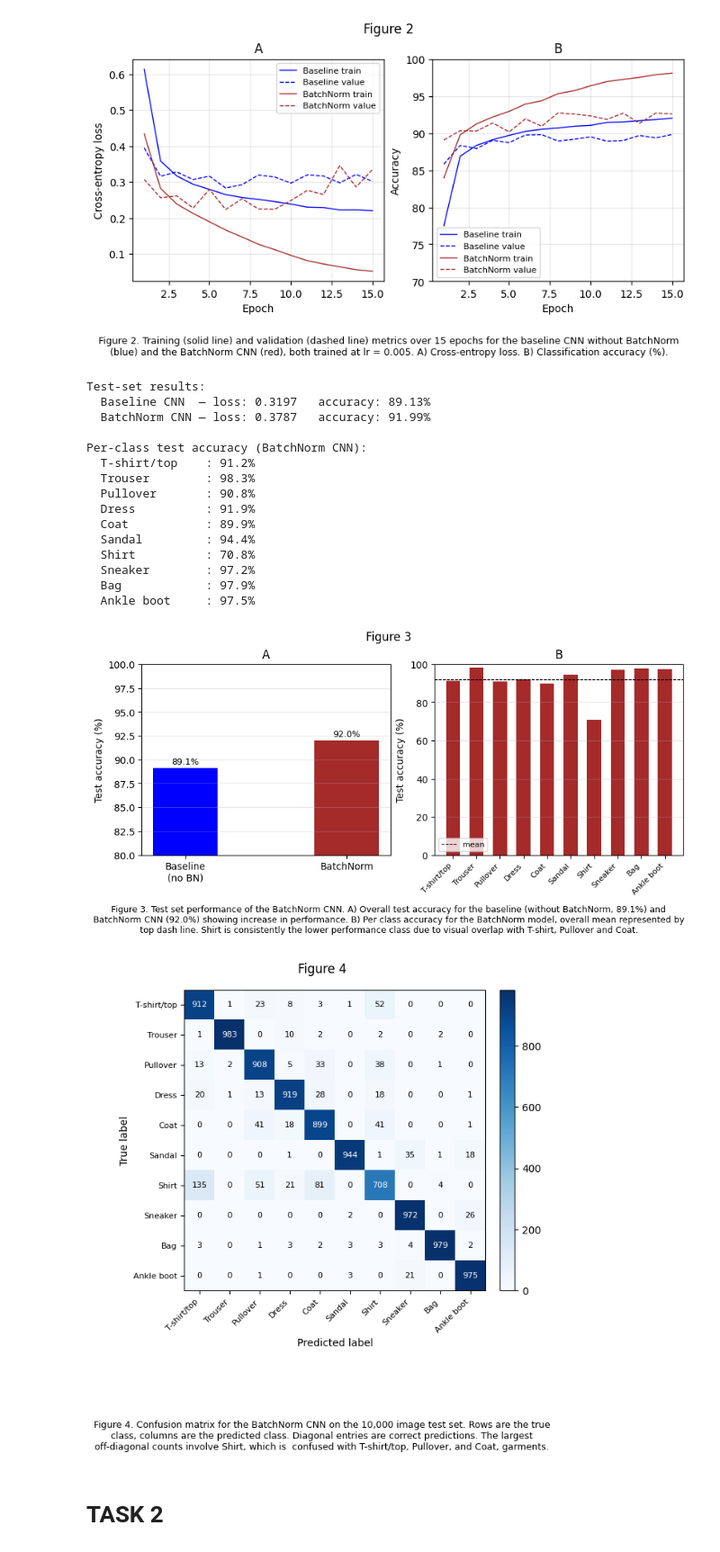
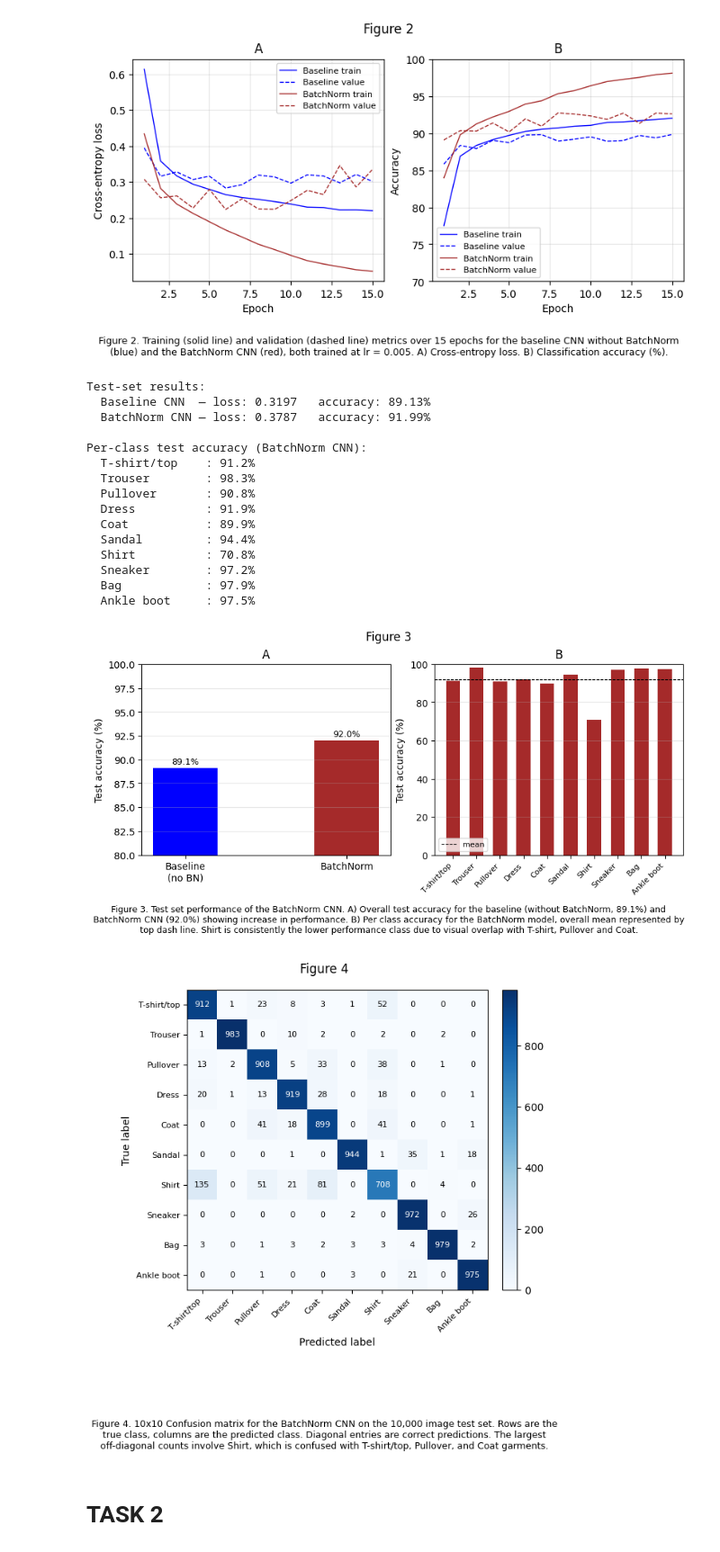
Before and after one commit to Noah-To/NN-Draft, a Jupyter notebook: 283284.ipynb, the cells around one changed output. Shown at 90% size. Cells and saved outputs as stored; diff of their text form; code cells hidden in the pictures.

```diff
--- a/283284.ipynb
+++ b/283284.ipynb
@@ -348,10 +476,13 @@ plt.show()
 # %% [output]
 [figure]
 # %%
-# Evaluate both models on the held-out test set.
+# Test set evaluation and per class analysis
+# figures 3 bar charts comparing overall and per-class accuracy & 4 confusion matrix
+# unbiased and unchange data for training and validation, or the LR search.
 
 criterion = nn.CrossEntropyLoss()
 
+# evaluate() returns mean_loss and accuracy_fraction over the full loader
 test_loss_bl, test_acc_bl = evaluate(model_baseline, testing_loader, criterion)
 test_loss_bn, test_acc_bn = evaluate(model_bn,       testing_loader, criterion)
 
@@ -359,8 +490,9 @@ print("Test-set results:")
 print(f"  Baseline CNN  — loss: {test_loss_bl:.4f}   accuracy: {test_acc_bl*100:.2f}%")
 print(f"  BatchNorm CNN — loss: {test_loss_bn:.4f}   accuracy: {test_acc_bn*100:.2f}%")
 
-# per class accuracy for the BatchNorm model
-# collect confusion matrix predictions
+# Per class accuracy and confusion matrix data collection
+# second pass over the test set with the BatchNorm model
+# collecting aggregate counts per class and all predicted and true labels.
 
 correct_per_class = {c: 0 for c in CLASSES}
 total_per_class   = {c: 0 for c in CLASSES}
@@ -369,46 +501,53 @@ all_preds, all_labels_list = [], []
 model_bn.eval()
 with torch.no_grad():
     for images, labels in testing_loader:
-        # move batch to GPU
         images, labels = images.to(device), labels.to(device)
+
         outputs = model_bn(images)
         _, predicted = torch.max(outputs, 1)
 
-        # move back to CPU for numpy conversion
         all_preds.extend(predicted.cpu().numpy())
         all_labels_list.extend(labels.cpu().numpy())
 
+        # Tally correct predictions per class
         for lbl, pred in zip(labels, predicted):
             cls = CLASSES[lbl.item()]
             total_per_class[cls] += 1
             if lbl == pred:
                 correct_per_class[cls] += 1
 
+# count covert to percentage for each class
 per_class_acc = [100 * correct_per_class[c] / total_per_class[c] for c in CLASSES]
 
 print("\nPer-class test accuracy (BatchNorm CNN):")
 for cls, acc in zip(CLASSES, per_class_acc):
     print(f"  {cls:15s}: {acc:.1f}%")
 
-# Figure 3: Panel A: overall BatchNorm ablation + Panel B: per class test accuracy
+# Figure 3: Overall ablation bar chart + per-class accuracy
+# Panel A compares the two models' overall test accuracy.
+# Panel B shows per-class accuracy for the BatchNorm model, revealing which
+# clothing categories are hardest to classify.
 
-figWidth  = 22.
-figHeight = 10.
+figWidth  = 22.   # cm
+figHeight = 10.   # cm
 fig, axs = plt.subplots(1, 2, constrained_layout=True,
                          figsize=tuple(np.array((figWidth, figHeight)) / 2.54))
 fig.suptitle('Figure 3')
 
+# Panel A: Overall test accuracy
 axs[0].set_title('A')
 bars = axs[0].bar(['Baseline\n(no BN)', 'BatchNorm'],
                    [test_acc_bl * 100, test_acc_bn * 100],
                    color=['blue', 'brown'], width=0.4)
 axs[0].set_ylabel('Test accuracy (%)')
 axs[0].set_ylim([80, 100])
+
 for bar, val in zip(bars, [test_acc_bl * 100, test_acc_bn * 100]):
     axs[0].text(bar.get_x() + bar.get_width() / 2, val + 0.2,
                 f'{val:.1f}%', ha='center', va='bottom', fontsize=9)
 axs[0].grid(True, axis='y', alpha=0.3)
 
+# Panel B: Per-class accuracy (BatchNorm model)
 axs[1].set_title('B')
 x = np.arange(len(CLASSES))
 axs[1].bar(x, per_class_acc, color='brown', width=0.6)
@@ -416,6 +555,8 @@ axs[1].set_xticks(x)
 axs[1].set_xticklabels(CLASSES, rotation=45, ha='right', fontsize=8)
 axs[1].set_ylabel('Test accuracy (%)')
 axs[1].set_ylim([0, 100])
+
+# Horizontal marks the overall mean test accuracy
 axs[1].axhline(test_acc_bn * 100, color='black', linestyle='--', linewidth=0.8, label='mean')
 axs[1].legend(fontsize=8)
 axs[1].grid(True, axis='y', alpha=0.3)
@@ -429,59 +570,60 @@ plt.figtext(0.5, -0.12, txt, wrap=True, horizontalalignment='center', fontsize=9
 
 plt.show()
 
-# Figure 4: Confusion matrix
+# Figure 4: Confusion matrix (10x10)
+# Diagonal entries are correct predictions and off-diagonal entries are errors.
 
 cm = confusion_matrix(all_labels_list, all_preds)
-
 figWidth  = 16.
 figHeight = 14.
 fig, ax = plt.subplots(figsize=tuple(np.array((figWidth, figHeight)) / 2.54))
 fig.suptitle('Figure 4')
 
 im = ax.imshow(cm, interpolation='nearest', cmap='Blues')
-plt.colorbar(im, ax=ax, fraction=0.046, pad=0.04)
+plt.colorbar(im, ax=ax, fraction=0.046, pad=0.04)   # colour scale bar
 
 thresh = cm.max() / 2.0
 for i in range(cm.shape[0]):
     for j in range(cm.shape[1]):
-        ax.text(j, i, str(cm[i, j]), ha='center', va='center', fontsize=8,
+        ax.text(j, i, str(cm[i, j]),
+                ha='center', va='center', fontsize=8,
                 color='white' if cm[i, j] > thresh else 'black')
 
 tick_marks = np.arange(len(CLASSES))
 ax.set_xticks(tick_marks)
 ax.set_yticks(tick_marks)
 ax.set_xticklabels(CLASSES, rotation=45, ha='right', fontsize=8)
 ax.set_yticklabels(CLASSES, fontsize=8)
 ax.set_xlabel('Predicted label')
 ax.set_ylabel('True label')
 
-txt = ("Figure 4. Confusion matrix for the BatchNorm CNN on the 10,000 image test set. "
+txt = ("Figure 4. 10x10 Confusion matrix for the BatchNorm CNN on the 10,000 image test set. "
        "Rows are the true class, columns are the predicted class. "
        "Diagonal entries are correct predictions. "
-       "The largest off-diagonal counts involve Shirt, which is  confused with "
-       "T-shirt/top, Pullover, and Coat, garments.")
+       "The largest off-diagonal counts involve Shirt, which is confused with "
+       "T-shirt/top, Pullover, and Coat garments.")
 plt.figtext(0.5, -0.22, txt, wrap=True, horizontalalignment='center', fontsize=9)
 
 plt.tight_layout()
 plt.show()
 # %% [output]
 Test-set results:
   Baseline CNN  — loss: 0.3197   accuracy: 89.13%
   BatchNorm CNN — loss: 0.3787   accuracy: 91.99%
 
 Per-class test accuracy (BatchNorm CNN):
   T-shirt/top    : 91.2%
   Trouser        : 98.3%
   Pullover       : 90.8%
   Dress          : 91.9%
   Coat           : 89.9%
   Sandal         : 94.4%
   Shirt          : 70.8%
   Sneaker        : 97.2%
   Bag            : 97.9%
   Ankle boot     : 97.5%
 [figure]
-[figure, old version]
+[figure, new version]
 # %% [markdown]
 # TASK 2 <ignore>
 # %% [markdown]
```
Also changed, not shown: parts of 9 cells of this notebook.
